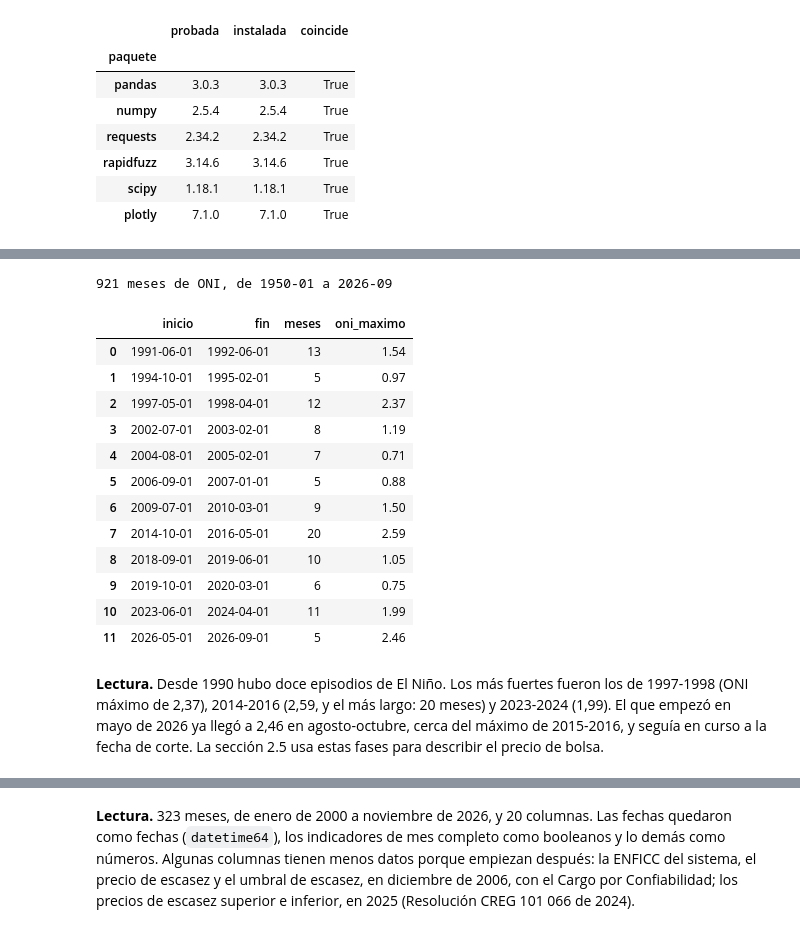
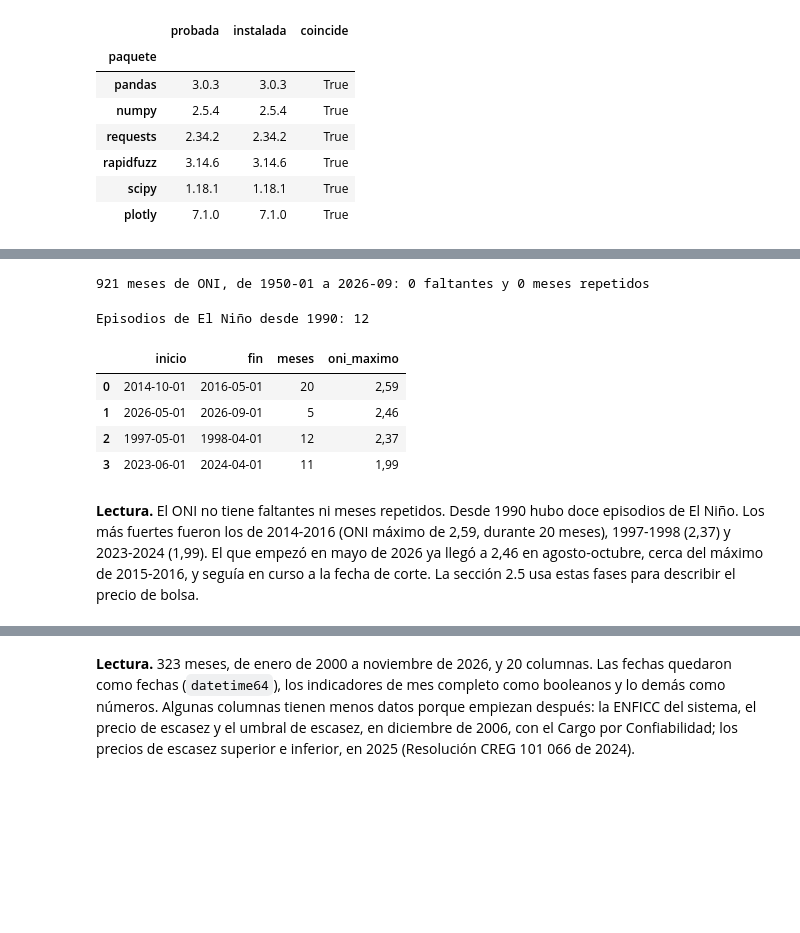
Before and after one commit to cterrassa/suficiencia-sin, a Jupyter notebook: Tutorial_Suficiencia_SIN.ipynb, the cells around one changed output, grey strips where cells are left out. Drawn from its saved outputs; the diff is of its cells as text; code cells hidden in the pictures; blank space fills up the shorter version.

```diff
--- a/Tutorial_Suficiencia_SIN.ipynb
+++ b/Tutorial_Suficiencia_SIN.ipynb
@@ -163,8 +151,17 @@ from plotly.subplots import make_subplots
 from rapidfuzz import fuzz, process
 from scipy.optimize import Bounds, LinearConstraint, milp
 
+SEPARADORES = str.maketrans(",.", ".,")   # 1,234.5 -> 1.234,5: los separadores del español
+
+
+def es(x, decimales=0):
+    """Número con los separadores del español: es(1234.5, 1) -> "1.234,5"."""
+    return f"{x:,.{decimales}f}".translate(SEPARADORES)
+
+
 pd.set_option("display.max_columns", 20)
 pd.set_option("display.width", 160)
+pd.set_option("display.float_format", lambda x: f"{x:,.6f}".rstrip("0").rstrip(".").translate(SEPARADORES))
 SEMILLA = 2026   # semilla de todas las simulaciones (secciones 5 y 6): el notebook da siempre los mismos resultados
 # %% [markdown]
 La tercera celda comprueba las versiones instaladas.
@@ -401,32 +319,28 @@ def rachas(serie, umbral, minimo=5):
 
 
 oni = leer_oni((CARPETA / "noaa_oni.ascii.txt").read_text(encoding="utf-8"))
-oni["fase"] = np.select([rachas(oni["oni"], 0.5), rachas(oni["oni"], -0.5)], ["nino", "nina"], "neutro")
-print(f"{len(oni)} meses de ONI, de {oni['mes'].min():%Y-%m} a {oni['mes'].max():%Y-%m}")
+oni["fase"] = np.select([rachas(oni["oni"], 0.5), rachas(oni["oni"], -0.5)], ["El Niño", "La Niña"], "Neutro")
+print(f"{len(oni)} meses de ONI, de {oni['mes'].min():%Y-%m} a {oni['mes'].max():%Y-%m}: "
+      f"{oni['oni'].isna().sum()} faltantes y {oni['mes'].duplicated().sum()} meses repetidos")
 # %% [output]
-921 meses de ONI, de 1950-01 a 2026-09
+921 meses de ONI, de 1950-01 a 2026-09: 0 faltantes y 0 meses repetidos
 # %%
-# Un renglón por episodio de El Niño: inicio, fin, duración y ONI máximo
+# Un renglón por episodio de El Niño: inicio, fin, duración y ONI máximo; los cuatro más fuertes desde 1990
 episodio = (oni["fase"] != oni["fase"].shift()).cumsum()
-episodios = (oni[oni["fase"] == "nino"].groupby(episodio)
+episodios = (oni[oni["fase"] == "El Niño"].groupby(episodio)
              .agg(inicio=("mes", "min"), fin=("mes", "max"), meses=("mes", "size"), oni_maximo=("oni", "max")))
-episodios[episodios["inicio"] >= "1990-01-01"].reset_index(drop=True)
+desde_1990 = episodios[episodios["inicio"] >= "1990-01-01"]
+print(f"Episodios de El Niño desde 1990: {len(desde_1990)}")
+desde_1990.nlargest(4, "oni_maximo").reset_index(drop=True)
 # %% [output]
+Episodios de El Niño desde 1990: 12
 |  | inicio | fin | meses | oni_maximo |
-| 0 | 1991-06-01 | 1992-06-01 | 13 | 1.54 |
-| 1 | 1994-10-01 | 1995-02-01 | 5 | 0.97 |
-| 2 | 1997-05-01 | 1998-04-01 | 12 | 2.37 |
-| 3 | 2002-07-01 | 2003-02-01 | 8 | 1.19 |
-| 4 | 2004-08-01 | 2005-02-01 | 7 | 0.71 |
-| 5 | 2006-09-01 | 2007-01-01 | 5 | 0.88 |
-| 6 | 2009-07-01 | 2010-03-01 | 9 | 1.50 |
-| 7 | 2014-10-01 | 2016-05-01 | 20 | 2.59 |
-| 8 | 2018-09-01 | 2019-06-01 | 10 | 1.05 |
-| 9 | 2019-10-01 | 2020-03-01 | 6 | 0.75 |
-| 10 | 2023-06-01 | 2024-04-01 | 11 | 1.99 |
-| 11 | 2026-05-01 | 2026-09-01 | 5 | 2.46 |
+| 0 | 2014-10-01 | 2016-05-01 | 20 | 2,59 |
+| 1 | 2026-05-01 | 2026-09-01 | 5 | 2,46 |
+| 2 | 1997-05-01 | 1998-04-01 | 12 | 2,37 |
+| 3 | 2023-06-01 | 2024-04-01 | 11 | 1,99 |
 # %% [markdown]
-**Lectura.** Desde 1990 hubo doce episodios de El Niño. Los más fuertes fueron los de 1997-1998 (ONI máximo de 2,37), 2014-2016 (2,59, y el más largo: 20 meses) y 2023-2024 (1,99). El que empezó en mayo de 2026 ya llegó a 2,46 en agosto-octubre, cerca del máximo de 2015-2016, y seguía en curso a la fecha de corte. La sección 2.5 usa estas fases para describir el precio de bolsa.
+**Lectura.** El ONI no tiene faltantes ni meses repetidos. Desde 1990 hubo doce episodios de El Niño. Los más fuertes fueron los de 2014-2016 (ONI máximo de 2,59, durante 20 meses), 1997-1998 (2,37) y 2023-2024 (1,99). El que empezó en mayo de 2026 ya llegó a 2,46 en agosto-octubre, cerca del máximo de 2015-2016, y seguía en curso a la fecha de corte. La sección 2.5 usa estas fases para describir el precio de bolsa.
 # %% [markdown]
 ### 2.4 Carga, limpieza y descripción
 
```
Also changed, not shown: parts of 129 cells of this notebook, 3 other files.
